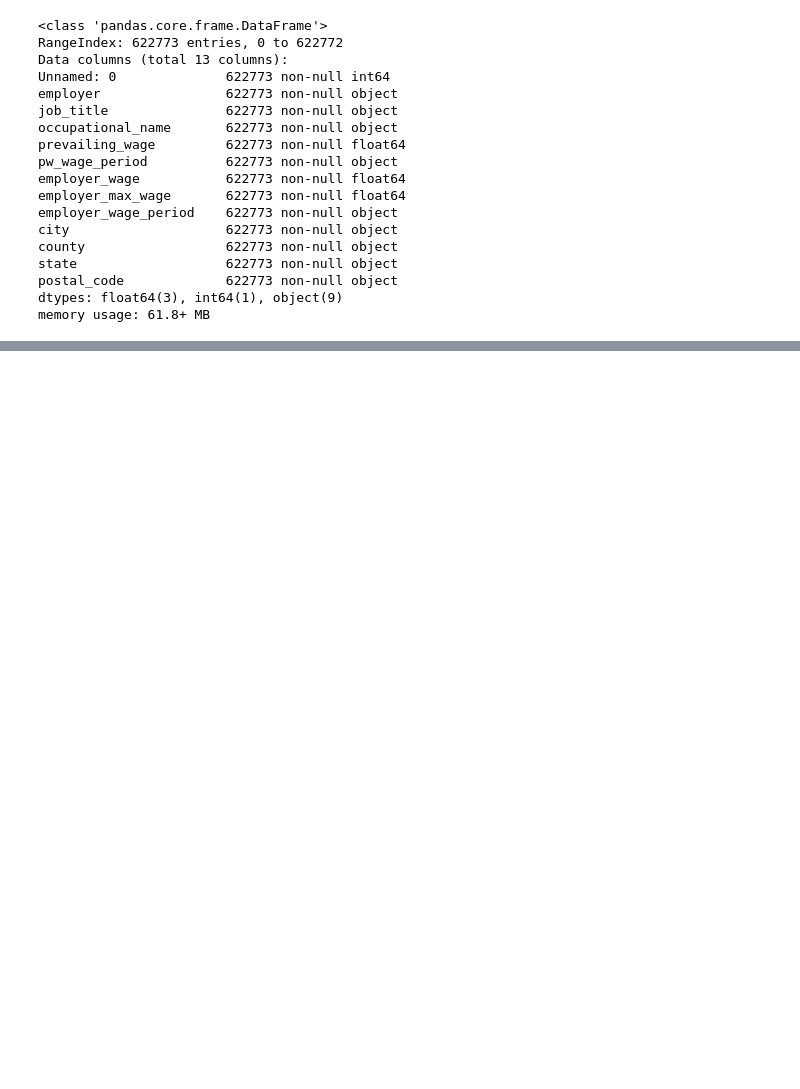
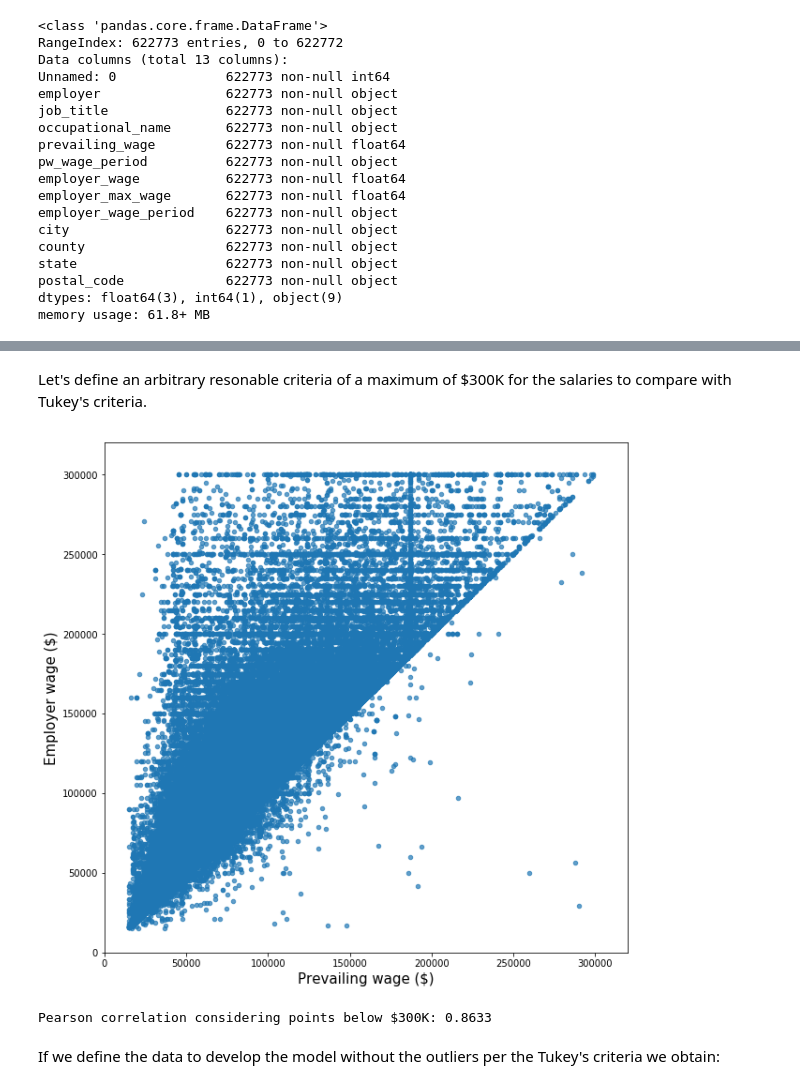
Before and after one commit to pdagger/Springboard_Data_Science, a Jupyter notebook: Capstone_Project_1/Salary_prediction.ipynb, the cells around one changed output, grey strips where cells are left out. Cells and saved outputs as stored; diff of their text form; code cells hidden in the pictures; blank space fills up the shorter version.

```diff
--- a/Capstone_Project_1/Salary_prediction.ipynb
+++ b/Capstone_Project_1/Salary_prediction.ipynb
@@ -298,0 +106,24 @@ pd.get_dummies(X, columns=['postal_code'], drop_first=True)
+# %% [markdown]
+Let's define an arbitrary resonable criteria of a maximum of $300K for the salaries to compare with Tukey's criteria.
+# %%
+# Filter of $300K for prevailing and employer wage
+filter1 = (data.prevailing_wage<=300000) & (data.employer_wage<=300000)
+
+plt.figure(figsize=(10,10))
+plt.scatter(data.prevailing_wage[filter1], \
+            data.employer_wage[filter1], alpha=0.7, s=20)
+plt.xlabel('Prevailing wage ($)', size=15)
+plt.xlim(0,320000)
+plt.ylabel('Employer wage ($)', size=15)
+plt.ylim(0,320000)
+plt.title('')
+plt.show()
+
+new_pearson = np.corrcoef(data.prevailing_wage[filter1], \
+                      data.employer_wage[filter1])[0,1]
+print("Pearson correlation considering points below $300K: %.4f" %new_pearson)
+# %% [output]
+[figure, added]
+Pearson correlation considering points below $300K: 0.8633
+# %% [markdown]
+If we define the data to develop the model without the outliers per the Tukey's criteria we obtain:
```
Also changed, not shown: parts of 130 cells of this notebook.
